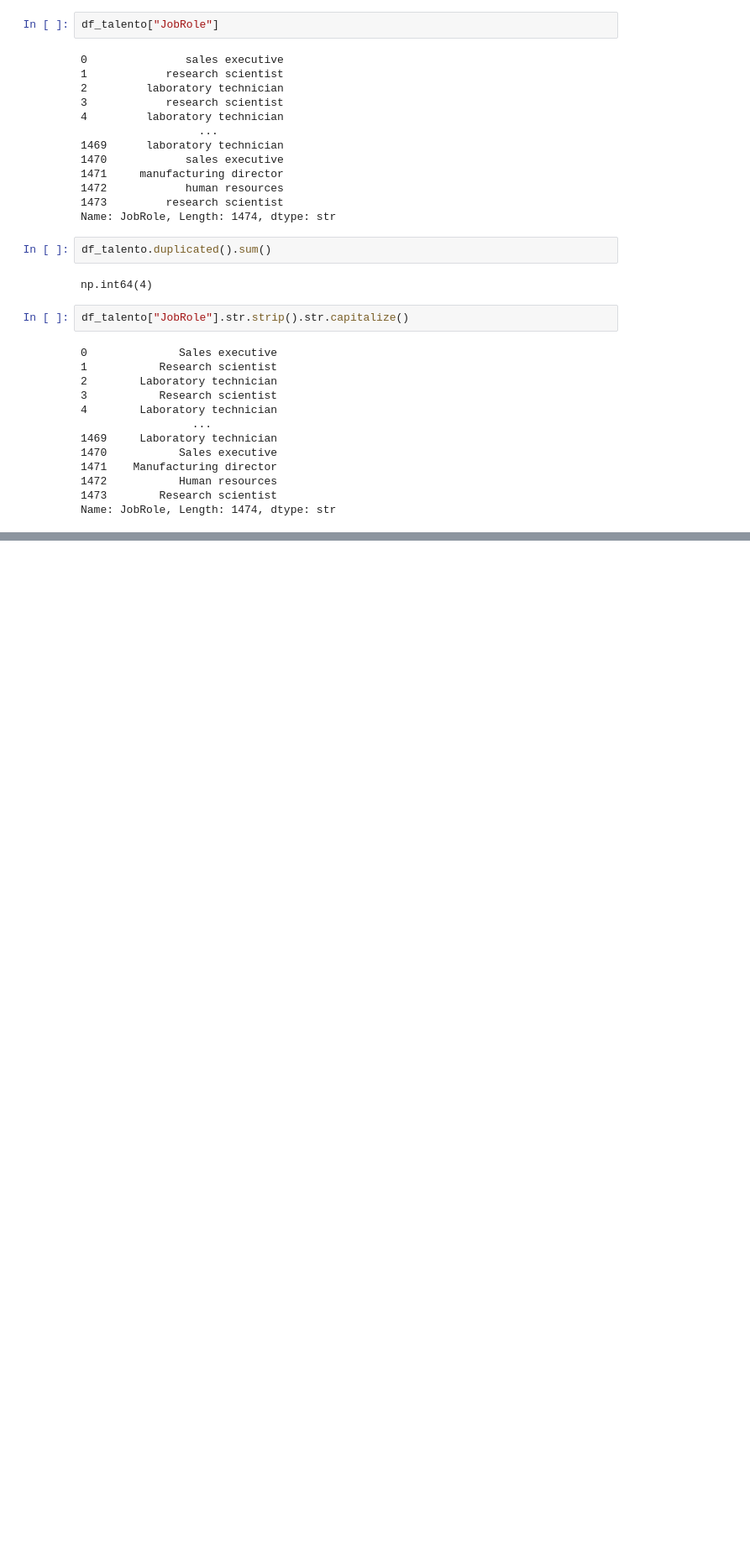
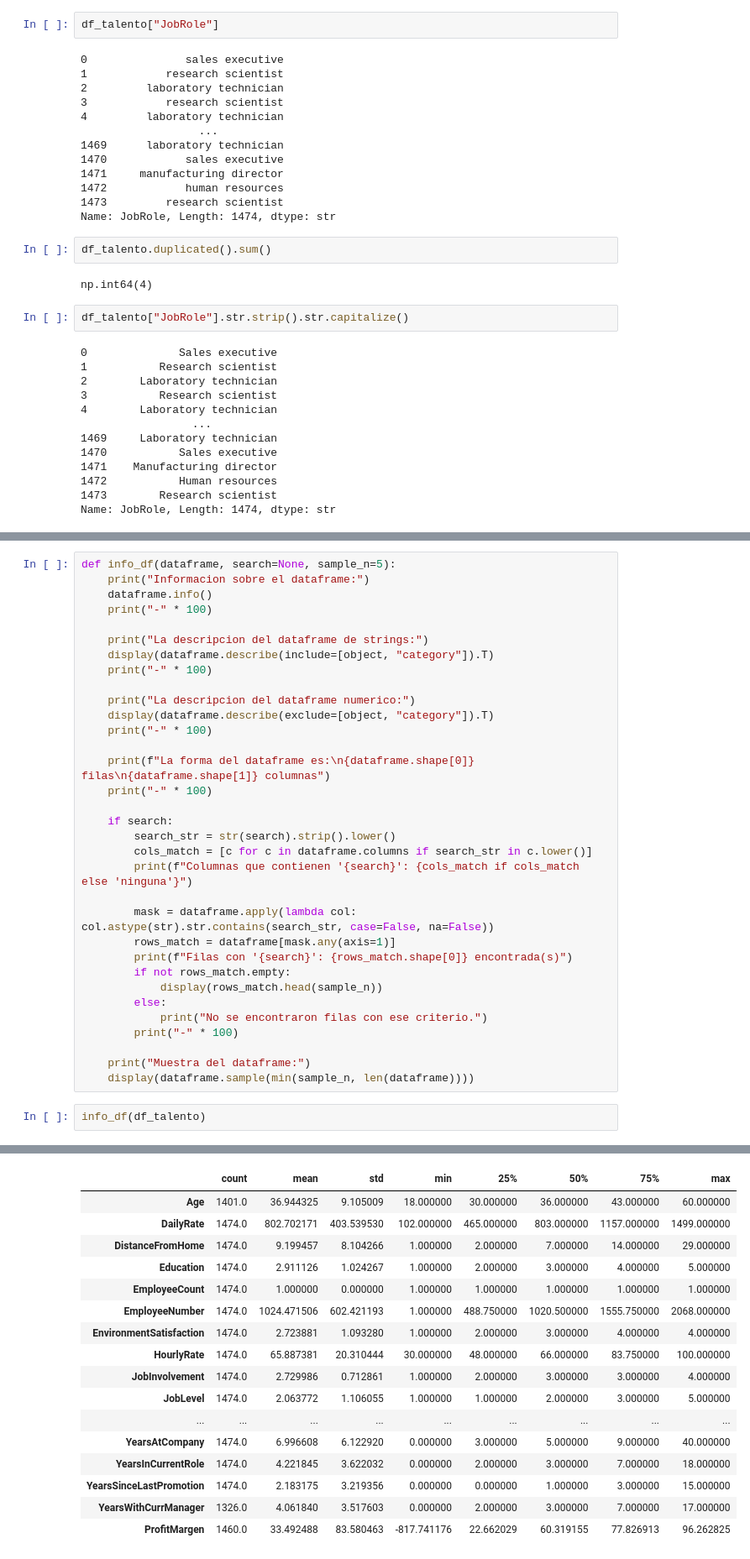
Before and after one commit to Lumo88/project-da-promo-65-modulo-3-team-1, a Jupyter notebook: Proyecto_Organizacion.ipynb, the cells around one changed output, grey strips where cells are left out. Shown at 84% size. Cells and saved outputs as stored; diff of their text form; blank space fills up the shorter version.

```diff
--- a/Proyecto_Organizacion.ipynb
+++ b/Proyecto_Organizacion.ipynb
@@ -259,0 +262,36 @@ Name: JobRole, Length: 1474, dtype: str
+# %%
+def info_df(dataframe, search=None, sample_n=5):
+    print("Informacion sobre el dataframe:")
+    dataframe.info()
+    print("-" * 100)
+
+    print("La descripcion del dataframe de strings:")
+    display(dataframe.describe(include=[object, "category"]).T)
+    print("-" * 100)
+
+    print("La descripcion del dataframe numerico:")
+    display(dataframe.describe(exclude=[object, "category"]).T)
+    print("-" * 100)
+
+    print(f"La forma del dataframe es:\n{dataframe.shape[0]} filas\n{dataframe.shape[1]} columnas")
+    print("-" * 100)
+
+    if search:
+        search_str = str(search).strip().lower()
+        cols_match = [c for c in dataframe.columns if search_str in c.lower()]
+        print(f"Columnas que contienen '{search}': {cols_match if cols_match else 'ninguna'}")
+
+        mask = dataframe.apply(lambda col: col.astype(str).str.contains(search_str, case=False, na=False))
+        rows_match = dataframe[mask.any(axis=1)]
+        print(f"Filas con '{search}': {rows_match.shape[0]} encontrada(s)")
+        if not rows_match.empty:
+            display(rows_match.head(sample_n))
+        else:
+            print("No se encontraron filas con ese criterio.")
+        print("-" * 100)
+
+    print("Muestra del dataframe:")
+    display(dataframe.sample(min(sample_n, len(dataframe))))
+# %%
+info_df(df_talento)
+# %% [output]
@@ -259,0 +329,17 @@ Name: JobRole, Length: 1474, dtype: str
+|  | count | mean | std | min | 25% | 50% | 75% | max |
+| Age | 1401.0 | 36.944325 | 9.105009 | 18.000000 | 30.000000 | 36.000000 | 43.000000 | 60.000000 |
+| DailyRate | 1474.0 | 802.702171 | 403.539530 | 102.000000 | 465.000000 | 803.000000 | 1157.000000 | 1499.000000 |
+| DistanceFromHome | 1474.0 | 9.199457 | 8.104266 | 1.000000 | 2.000000 | 7.000000 | 14.000000 | 29.000000 |
+| Education | 1474.0 | 2.911126 | 1.024267 | 1.000000 | 2.000000 | 3.000000 | 4.000000 | 5.000000 |
+| EmployeeCount | 1474.0 | 1.000000 | 0.000000 | 1.000000 | 1.000000 | 1.000000 | 1.000000 | 1.000000 |
+| EmployeeNumber | 1474.0 | 1024.471506 | 602.421193 | 1.000000 | 488.750000 | 1020.500000 | 1555.750000 | 2068.000000 |
+| EnvironmentSatisfaction | 1474.0 | 2.723881 | 1.093280 | 1.000000 | 2.000000 | 3.000000 | 4.000000 | 4.000000 |
+| HourlyRate | 1474.0 | 65.887381 | 20.310444 | 30.000000 | 48.000000 | 66.000000 | 83.750000 | 100.000000 |
+| JobInvolvement | 1474.0 | 2.729986 | 0.712861 | 1.000000 | 2.000000 | 3.000000 | 3.000000 | 4.000000 |
+| JobLevel | 1474.0 | 2.063772 | 1.106055 | 1.000000 | 1.000000 | 2.000000 | 3.000000 | 5.000000 |
+| ... | ... | ... | ... | ... | ... | ... | ... | ... |
+| YearsAtCompany | 1474.0 | 6.996608 | 6.122920 | 0.000000 | 3.000000 | 5.000000 | 9.000000 | 40.000000 |
+| YearsInCurrentRole | 1474.0 | 4.221845 | 3.622032 | 0.000000 | 2.000000 | 3.000000 | 7.000000 | 18.000000 |
+| YearsSinceLastPromotion | 1474.0 | 2.183175 | 3.219356 | 0.000000 | 0.000000 | 1.000000 | 3.000000 | 15.000000 |
+| YearsWithCurrManager | 1326.0 | 4.061840 | 3.517603 | 0.000000 | 2.000000 | 3.000000 | 7.000000 | 17.000000 |
+| ProfitMargen | 1460.0 | 33.492488 | 83.580463 | -817.741176 | 22.662029 | 60.319155 | 77.826913 | 96.262825 |
```
Also changed, not shown: parts of 22 cells of this notebook, 1 other file.
